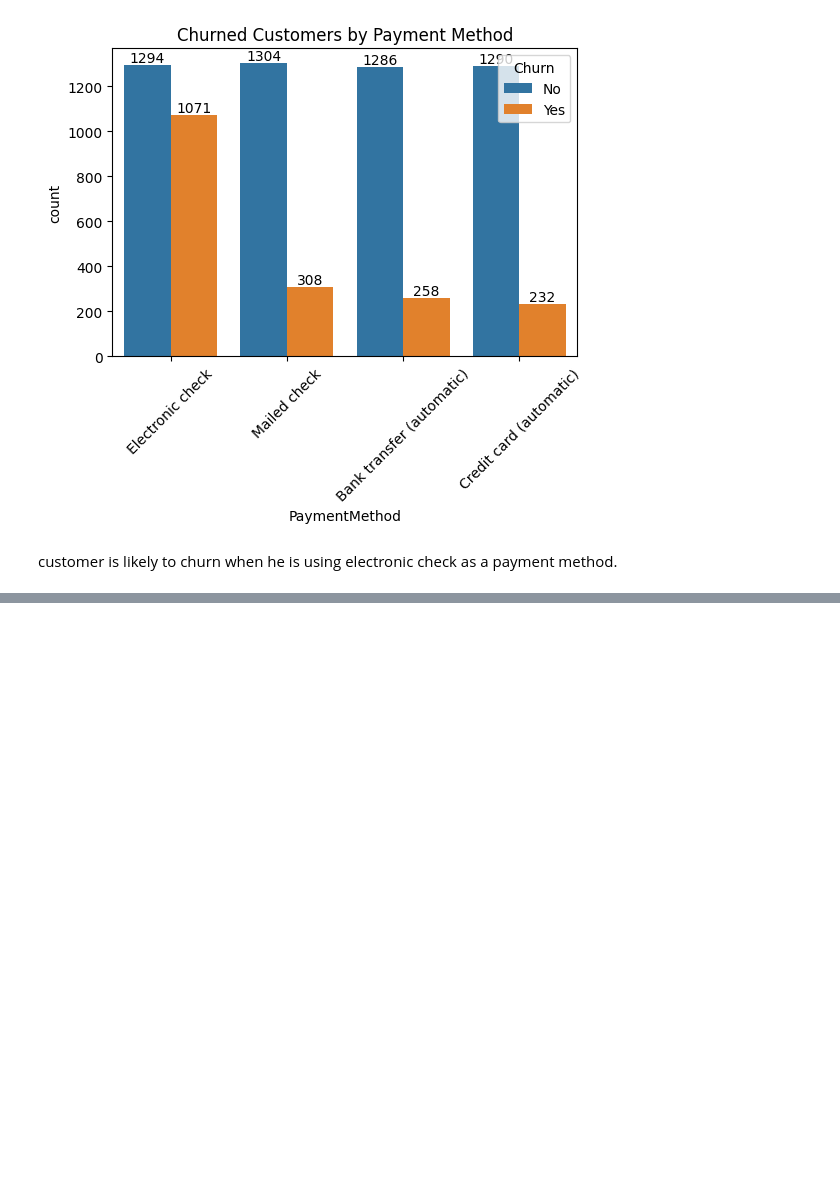
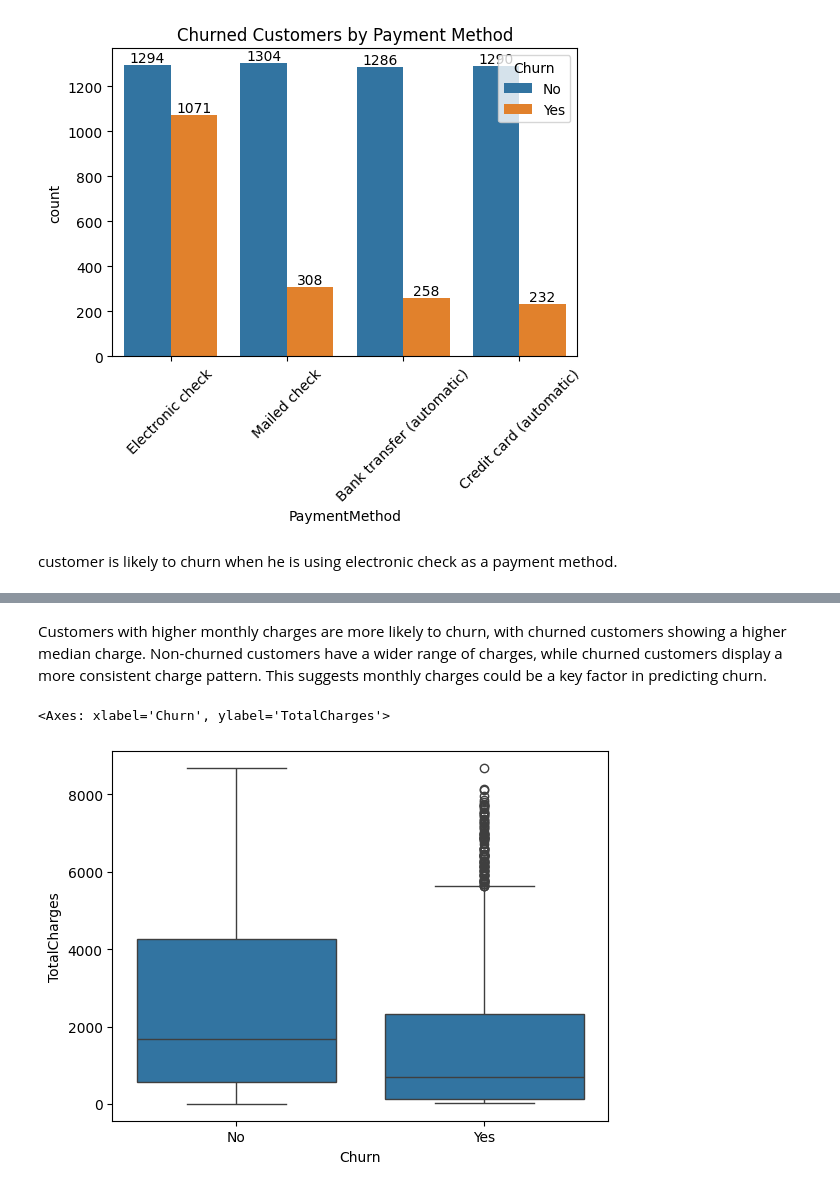
Before and after one commit to Neha2580/Telco_churn_Analysis, a Jupyter notebook: churn_analysis.ipynb, the cells around one changed output, grey strips where cells are left out. Cells and saved outputs as stored; diff of their text form; code cells hidden in the pictures; blank space fills up the shorter version.

```diff
--- a/churn_analysis.ipynb
+++ b/churn_analysis.ipynb
@@ -287,0 +338,8 @@ customer is likely to churn when he is using electronic check as a payment metho
+# %% [markdown]
+Customers with higher monthly charges are more likely to churn, with churned customers showing a higher median charge. Non-churned customers have a wider range of charges, while churned customers display a more consistent charge pattern. This suggests monthly charges could be a key factor in predicting churn.
+# %%
+import seaborn as sns
+sns.boxplot(x='Churn', y='TotalCharges', data=df)
+# %% [output]
+<Axes: xlabel='Churn', ylabel='TotalCharges'>
+[figure, added]
```
Also changed, not shown: parts of 15 cells of this notebook.
